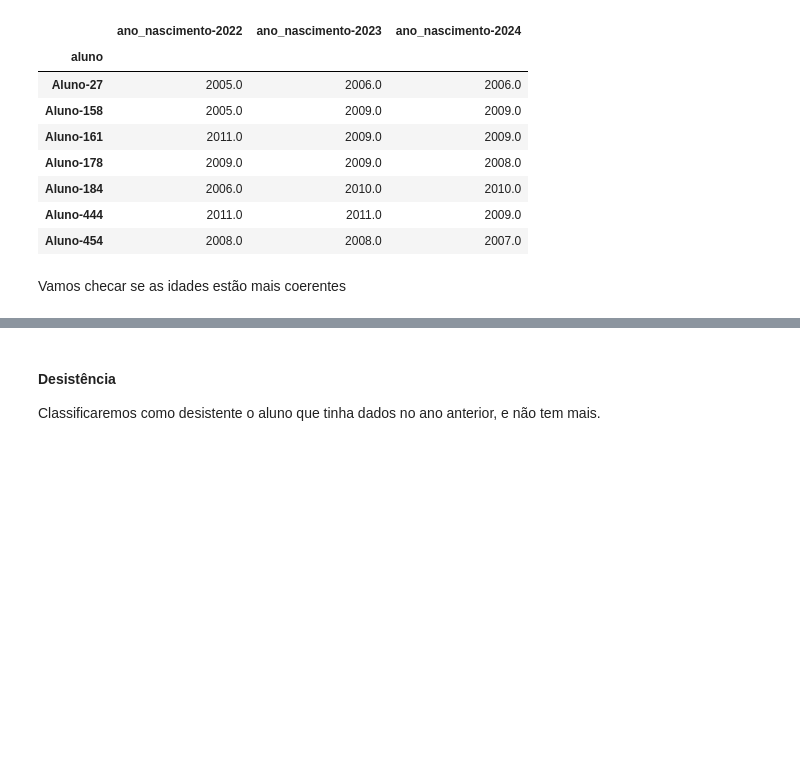
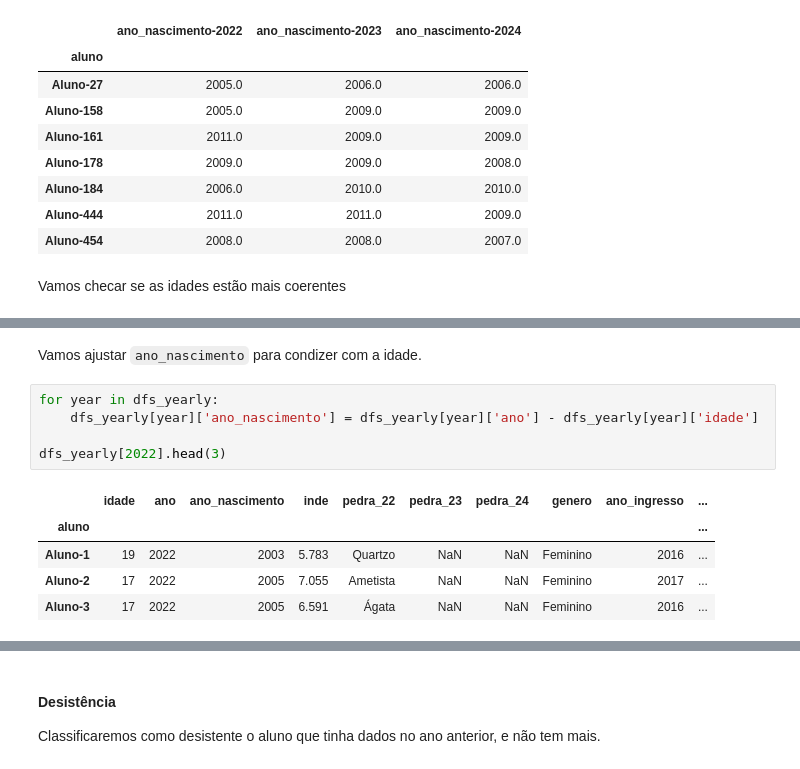
Before and after one commit to victoria-menezes/fiap-data-analytics-DATATHON, a Jupyter notebook: notebook.ipynb, the cells around one changed output, grey strips where cells are left out. Saved outputs shown, nothing was run; the diff lists cells and outputs as text; blank space fills up the shorter version.

```diff
--- a/notebook.ipynb
+++ b/notebook.ipynb
@@ -1343,0 +1370,13 @@ df[get_column_across_years('idade')]
+# %% [markdown]
+Vamos ajustar `ano_nascimento` para condizer com a idade.
+# %%
+for year in dfs_yearly:
+    dfs_yearly[year]['ano_nascimento'] = dfs_yearly[year]['ano'] - dfs_yearly[year]['idade']
+
+dfs_yearly[2022].head(3)
+# %% [output]
+|  | idade | ano | ano_nascimento | inde | pedra_22 | pedra_23 | pedra_24 | genero | ano_ingresso | ... |
+| aluno |  |  |  |  |  |  |  |  |  | ... |
+| Aluno-1 | 19 | 2022 | 2003 | 5.783 | Quartzo | NaN | NaN | Feminino | 2016 | ... |
+| Aluno-2 | 17 | 2022 | 2005 | 7.055 | Ametista | NaN | NaN | Feminino | 2017 | ... |
+| Aluno-3 | 17 | 2022 | 2005 | 6.591 | Ágata | NaN | NaN | Feminino | 2016 | ... |
```
Also changed, not shown: parts of 56 cells of this notebook.
